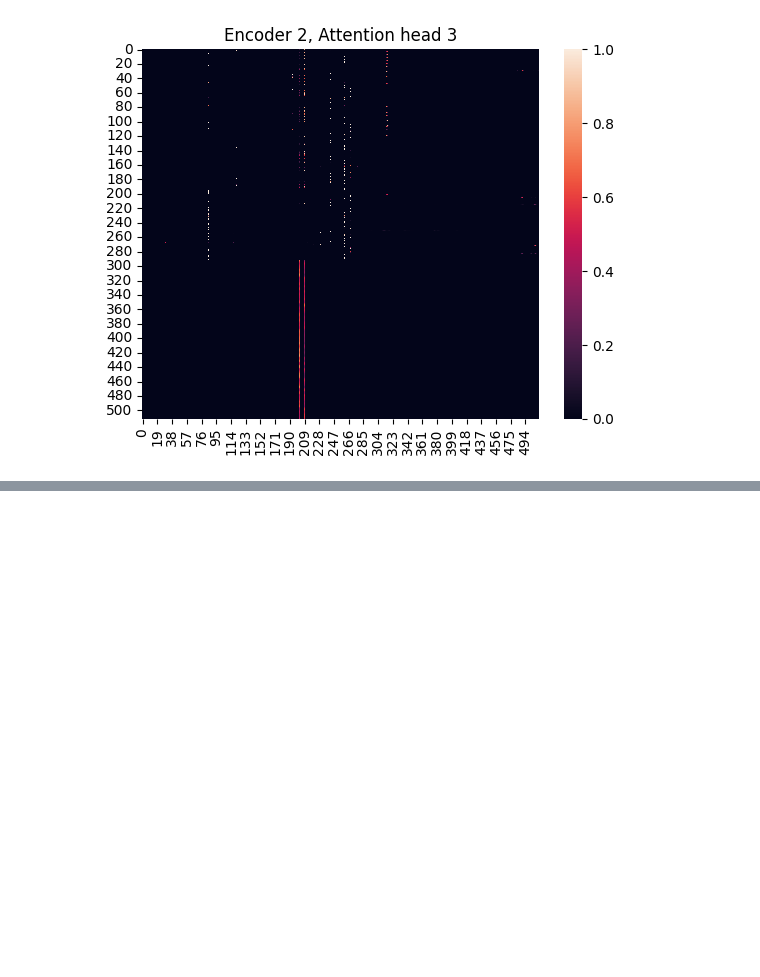
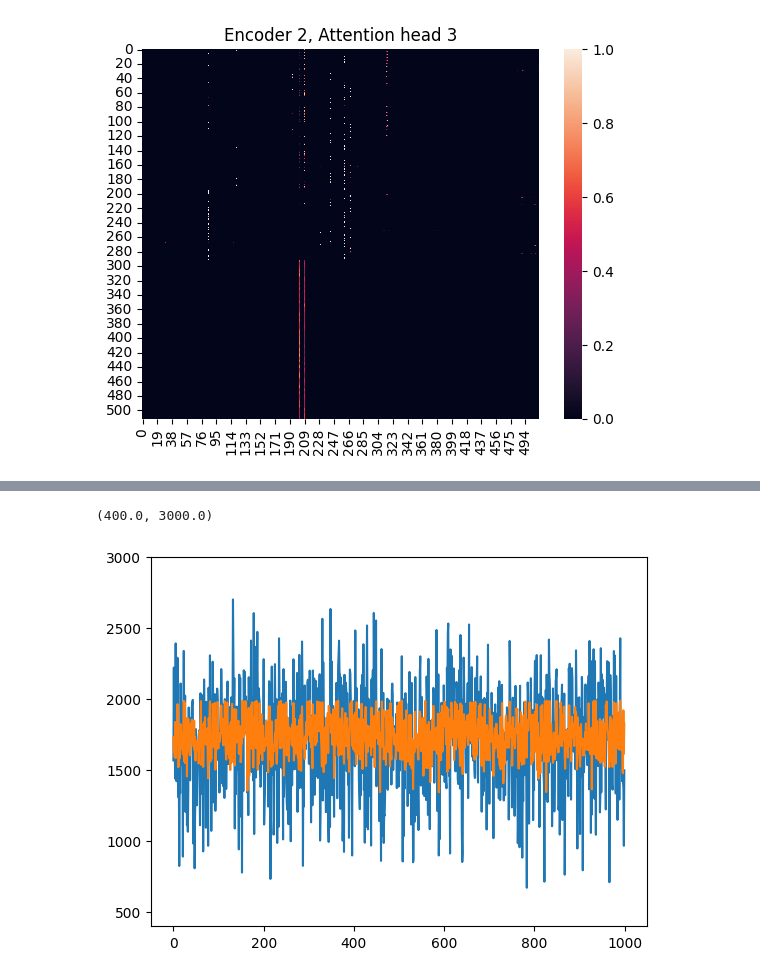
Before and after one commit to luizvalle/chessformer, a Jupyter notebook: notebooks/trained_models_analysis.ipynb, the cells around one changed output, grey strips where cells are left out. Drawn from its saved outputs; the diff is of its cells as text; code cells hidden in the pictures; blank space fills up the shorter version.

Commit message:
Add Elo regressor model analysis

```diff
--- a/notebooks/trained_models_analysis.ipynb
+++ b/notebooks/trained_models_analysis.ipynb
@@ -268,0 +273,3 @@ for encoder_idx in range(0, 2):
+# %%
+elo_regressor = tf.keras.models.load_model("../model_artifacts/elo_regressor/trained_model/saved_model/chessformer_result_classifier.keras")
+elo_regressor.summary()
@@ -268,0 +291,14 @@ for encoder_idx in range(0, 2):
+# %%
+true_white_elos = list()
+true_black_elos = list()
+predicted_white_elos = list()
+predicted_black_elos = list()
+
+for i, (moves, elos, result) in enumerate(dataset.take(1_000)):
+    true_white_elos.append(elos[0][0].numpy())
+    true_black_elos.append(elos[0][1].numpy())
+    predicted_elos = elo_regressor.predict(moves, verbose=0)
+    predicted_white_elos.append(predicted_elos[0][0])
+    predicted_black_elos.append(predicted_elos[0][1])
+    if i % 100 == 0:
+        print(f"Processed {i + 1} examples")
@@ -268,0 +316,9 @@ for encoder_idx in range(0, 2):
+# %%
+plt.plot(range(1_000), true_white_elos)
+plt.ylim(400, 3000)
+
+plt.plot(range(1_000), predicted_white_elos)
+plt.ylim(400, 3000)
+# %% [output]
+(400.0, 3000.0)
+[figure, added]
```
Also changed, not shown: parts of 15 cells of this notebook.
